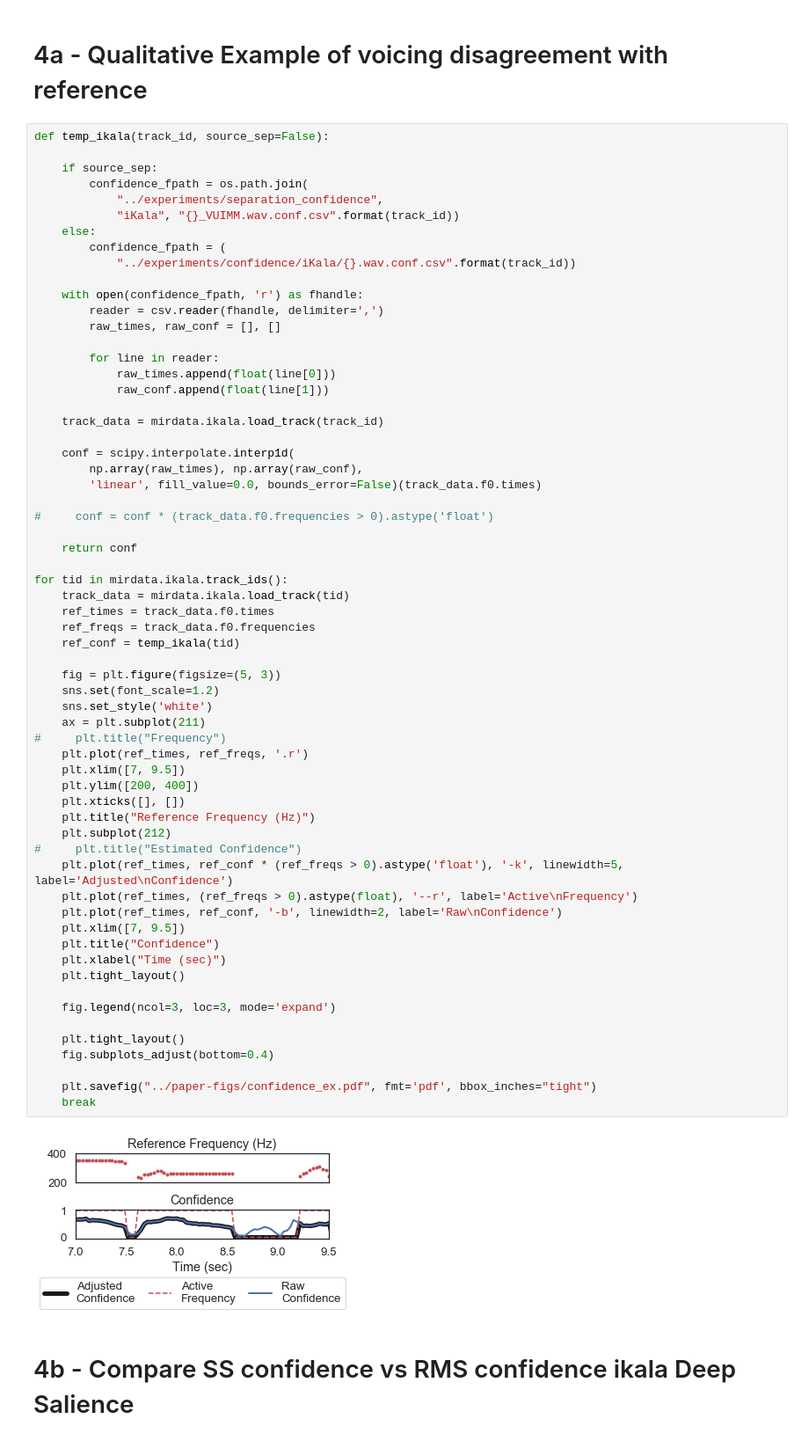
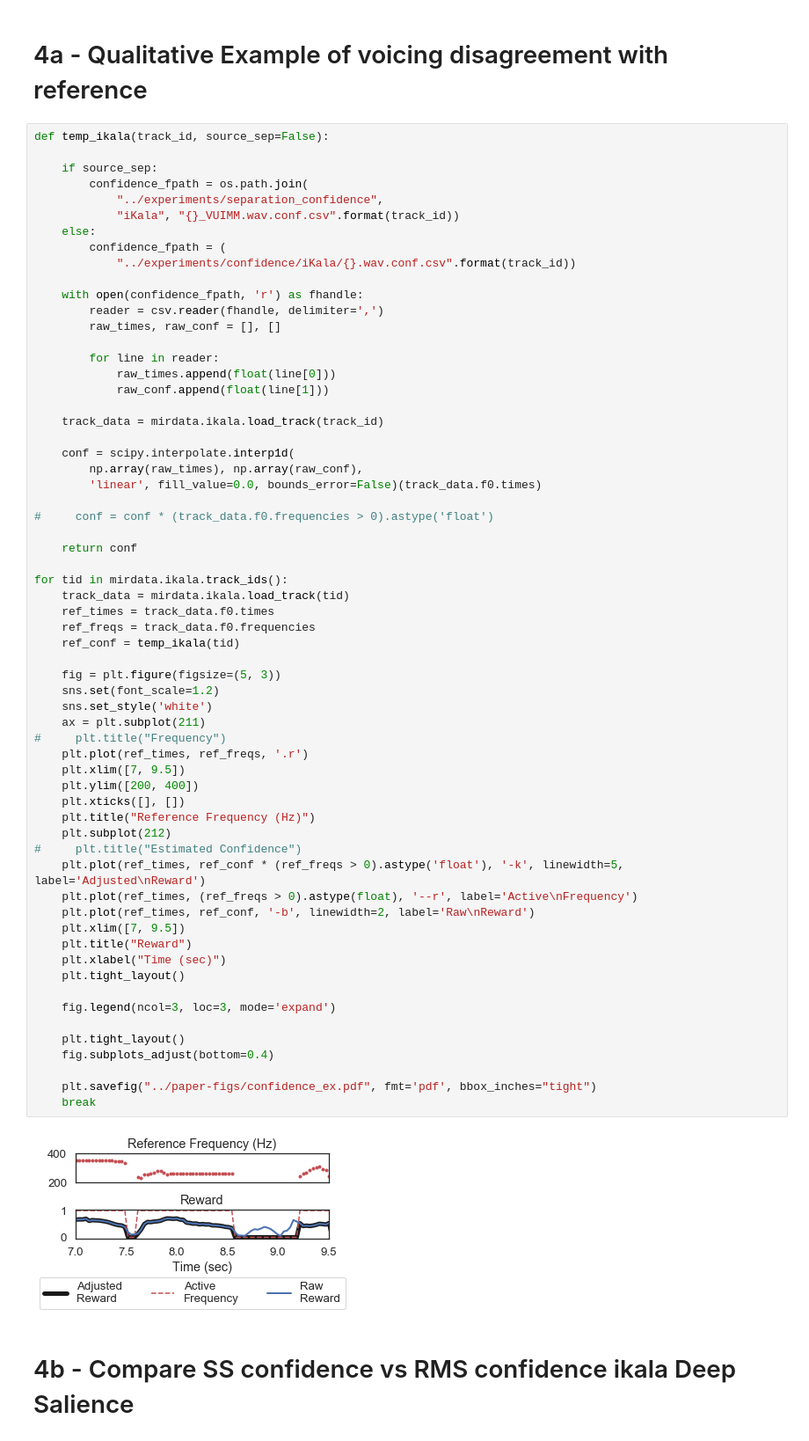
Before and after one commit to juanjobosch/continuousf0eval, a Jupyter notebook: notebooks/Experiment Plots - new.ipynb, the cells around one changed output. Shown: that part at 88% size. Cells and saved outputs as stored; diff of their text form.

```diff
--- a/notebooks/Experiment Plots - new.ipynb
+++ b/notebooks/Experiment Plots - new.ipynb
@@ -749,37 +833,37 @@ for tid in mirdata.ikala.track_ids():
     track_data = mirdata.ikala.load_track(tid)
     ref_times = track_data.f0.times
     ref_freqs = track_data.f0.frequencies
     ref_conf = temp_ikala(tid)
 
     fig = plt.figure(figsize=(5, 3))
     sns.set(font_scale=1.2)
     sns.set_style('white')
     ax = plt.subplot(211)
 #     plt.title("Frequency")
     plt.plot(ref_times, ref_freqs, '.r')
     plt.xlim([7, 9.5])
     plt.ylim([200, 400])
     plt.xticks([], [])
     plt.title("Reference Frequency (Hz)")
     plt.subplot(212)
 #     plt.title("Estimated Confidence")
-    plt.plot(ref_times, ref_conf * (ref_freqs > 0).astype('float'), '-k', linewidth=5, label='Adjusted\nConfidence')
+    plt.plot(ref_times, ref_conf * (ref_freqs > 0).astype('float'), '-k', linewidth=5, label='Adjusted\nReward')
     plt.plot(ref_times, (ref_freqs > 0).astype(float), '--r', label='Active\nFrequency')
-    plt.plot(ref_times, ref_conf, '-b', linewidth=2, label='Raw\nConfidence')
+    plt.plot(ref_times, ref_conf, '-b', linewidth=2, label='Raw\nReward')
     plt.xlim([7, 9.5])
-    plt.title("Confidence")
+    plt.title("Reward")
     plt.xlabel("Time (sec)")
     plt.tight_layout()
 
     fig.legend(ncol=3, loc=3, mode='expand')
 
     plt.tight_layout()
     fig.subplots_adjust(bottom=0.4)
 
     plt.savefig("../paper-figs/confidence_ex.pdf", fmt='pdf', bbox_inches="tight")
     break
 # %% [output]
-[figure, old version]
+[figure, new version]
 # %% [markdown]
 # 4b - Compare SS confidence vs RMS confidence ikala Deep Salience
 # %%
```
Also changed, not shown: parts of 19 cells of this notebook, 11 other files.
